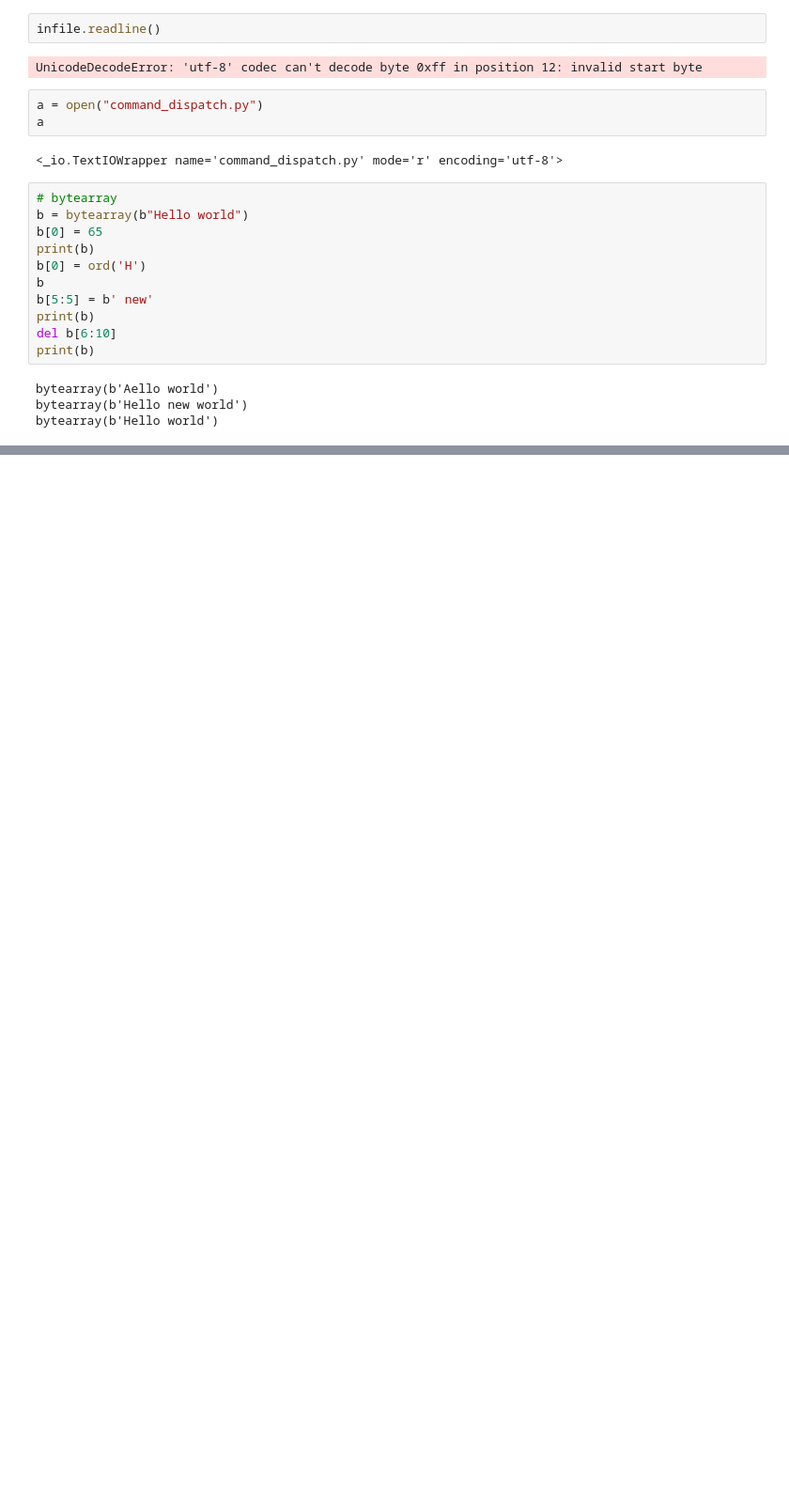
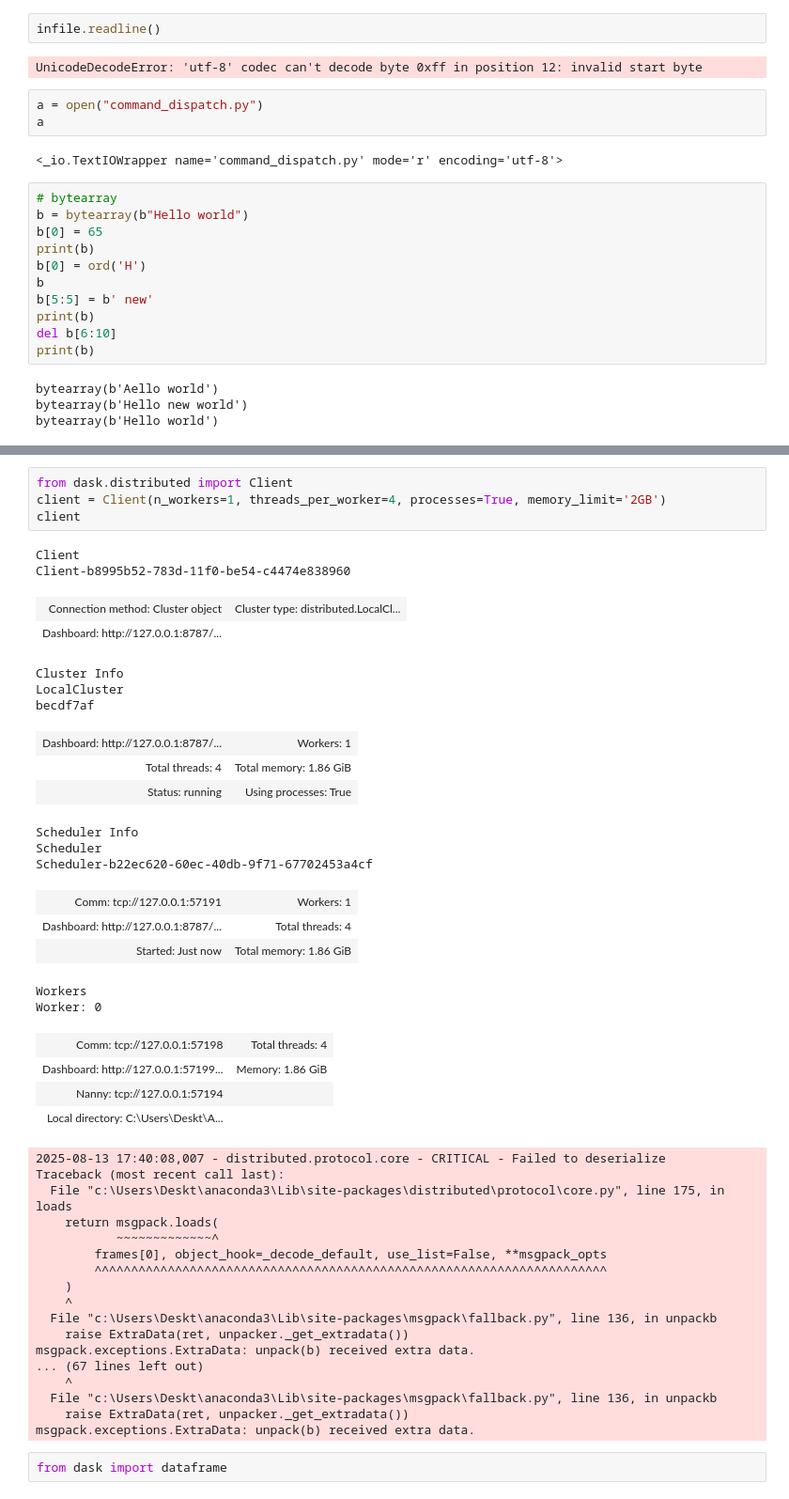
Before and after one commit to chandrashekar-babu/python-optimization-workshop, a Jupyter notebook: 2025_Aug13.ipynb, the cells around one changed output, grey strips where cells are left out. Shown at 94% size. Drawn from its saved outputs; the diff is of its cells as text; blank space fills up the shorter version.

```diff
--- a/2025_Aug13.ipynb
+++ b/2025_Aug13.ipynb
@@ -583,0 +782,46 @@ from array import array
+# %%
+from dask.distributed import Client
+client = Client(n_workers=1, threads_per_worker=4, processes=True, memory_limit='2GB')
+client
+# %% [output]
+Client
+Client-b8995b52-783d-11f0-be54-c4474e838960
+| Connection method: Cluster object | Cluster type: distributed.LocalCl... |
+| Dashboard: http://127.0.0.1:8787/... |  |
+Cluster Info
+LocalCluster
+becdf7af
+| Dashboard: http://127.0.0.1:8787/... | Workers: 1 |
+| Total threads: 4 | Total memory: 1.86 GiB |
+| Status: running | Using processes: True |
+Scheduler Info
+Scheduler
+Scheduler-b22ec620-60ec-40db-9f71-67702453a4cf
+| Comm: tcp://127.0.0.1:57191 | Workers: 1 |
+| Dashboard: http://127.0.0.1:8787/... | Total threads: 4 |
+| Started: Just now | Total memory: 1.86 GiB |
+Workers
+Worker: 0
+| Comm: tcp://127.0.0.1:57198 | Total threads: 4 |
+| Dashboard: http://127.0.0.1:57199... | Memory: 1.86 GiB |
+| Nanny: tcp://127.0.0.1:57194 |  |
+| Local directory: C:\Users\Deskt\A... |  |
+2025-08-13 17:40:08,007 - distributed.protocol.core - CRITICAL - Failed to deserialize
+Traceback (most recent call last):
+  File "c:\Users\Deskt\anaconda3\Lib\site-packages\distributed\protocol\core.py", line 175, in loads
+    return msgpack.loads(
+           ~~~~~~~~~~~~~^
+        frames[0], object_hook=_decode_default, use_list=False, **msgpack_opts
+        ^^^^^^^^^^^^^^^^^^^^^^^^^^^^^^^^^^^^^^^^^^^^^^^^^^^^^^^^^^^^^^^^^^^^^^
+    )
+    ^
+  File "c:\Users\Deskt\anaconda3\Lib\site-packages\msgpack\fallback.py", line 136, in unpackb
+    raise ExtraData(ret, unpacker._get_extradata())
+msgpack.exceptions.ExtraData: unpack(b) received extra data.
+... (67 lines left out)
+    ^
+  File "c:\Users\Deskt\anaconda3\Lib\site-packages\msgpack\fallback.py", line 136, in unpackb
+    raise ExtraData(ret, unpacker._get_extradata())
+msgpack.exceptions.ExtraData: unpack(b) received extra data.
+# %%
+from dask import dataframe
```
Also changed, not shown: parts of 34 cells of this notebook, 4 other files.
